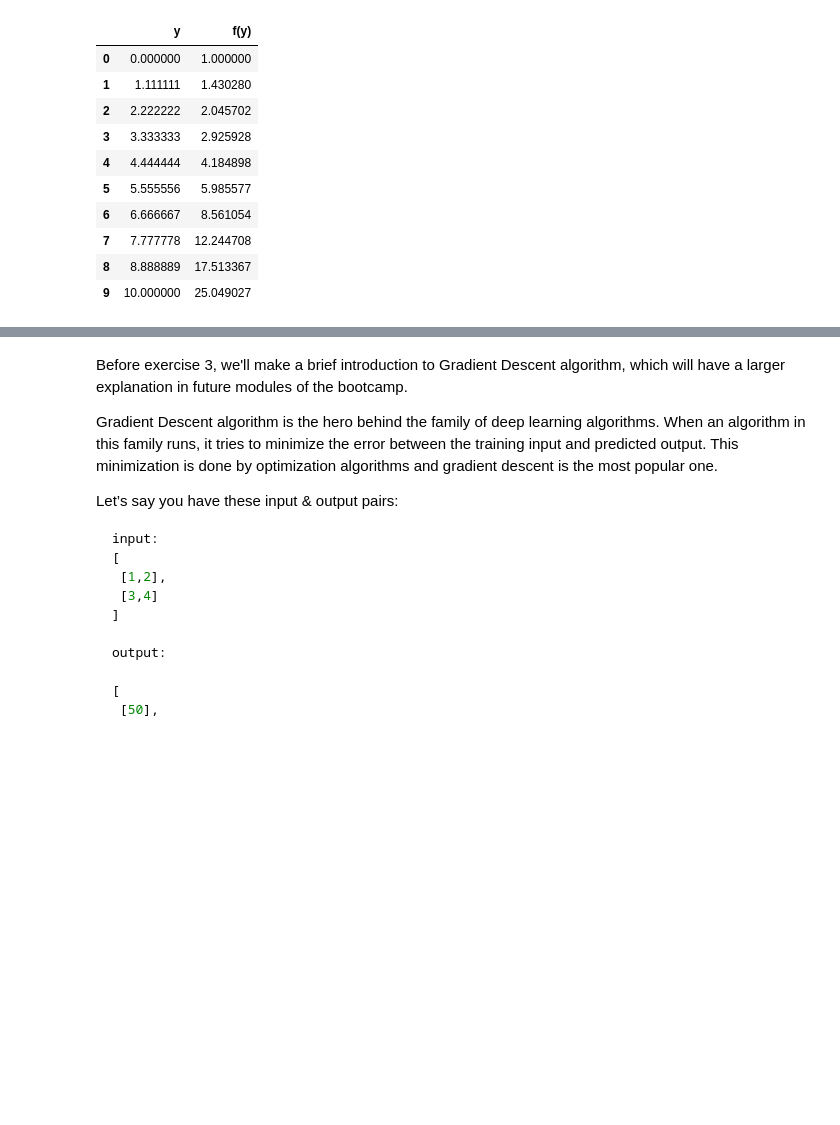
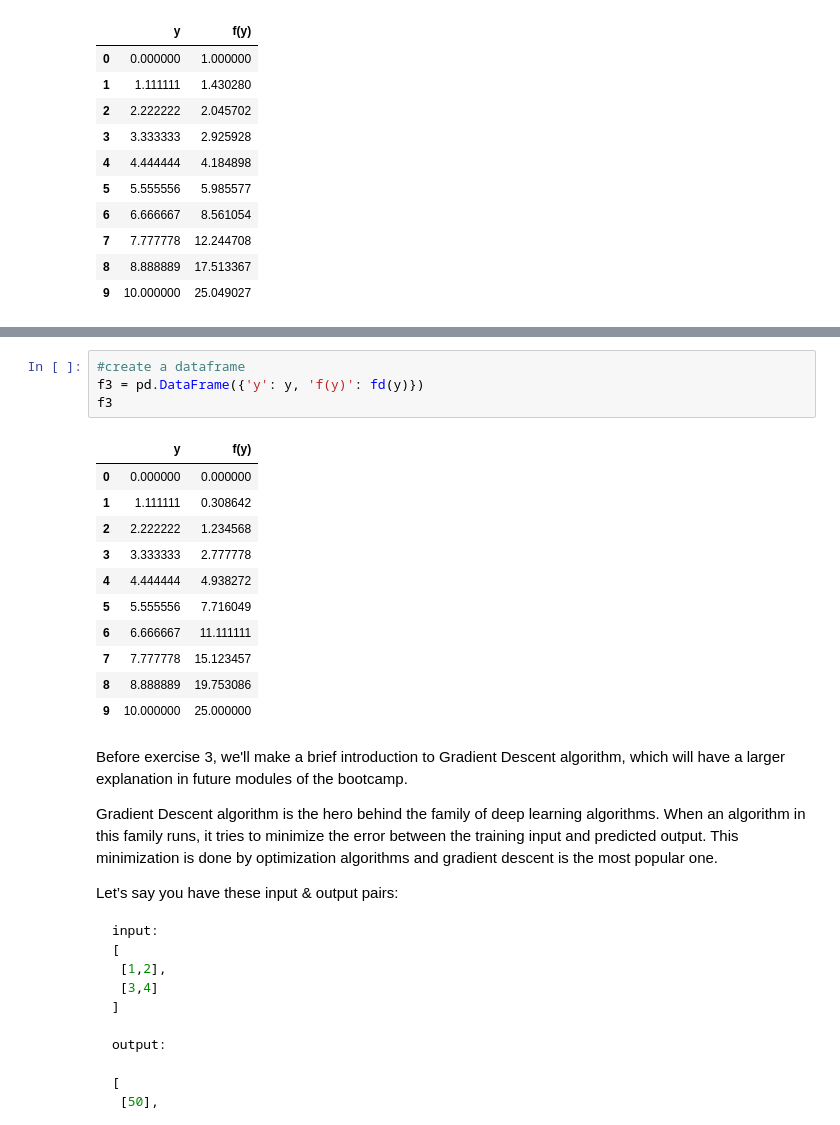
Before and after one commit to sgso-free/calculus-and-algebra-problems-with-python, a Jupyter notebook: problems.ipynb, the cells around one changed output, grey strips where cells are left out. Drawn from its saved outputs; the diff is of its cells as text; blank space fills up the shorter version.

```diff
--- a/problems.ipynb
+++ b/problems.ipynb
@@ -97,3 +106,19 @@ f2
+# %%
+#create a dataframe
+f3 = pd.DataFrame({'y': y, 'f(y)': fd(y)})
+f3
+# %% [output]
+|  | y | f(y) |
+| 0 | 0.000000 | 0.000000 |
+| 1 | 1.111111 | 0.308642 |
+| 2 | 2.222222 | 1.234568 |
+| 3 | 3.333333 | 2.777778 |
+| 4 | 4.444444 | 4.938272 |
+| 5 | 5.555556 | 7.716049 |
+| 6 | 6.666667 | 11.111111 |
+| 7 | 7.777778 | 15.123457 |
+| 8 | 8.888889 | 19.753086 |
+| 9 | 10.000000 | 25.000000 |
 # %% [markdown]
 Before exercise 3, we'll make a brief introduction to Gradient Descent algorithm, which will have a larger explanation in future modules of the bootcamp.
 
```
Also changed, not shown: parts of 5 cells of this notebook.
